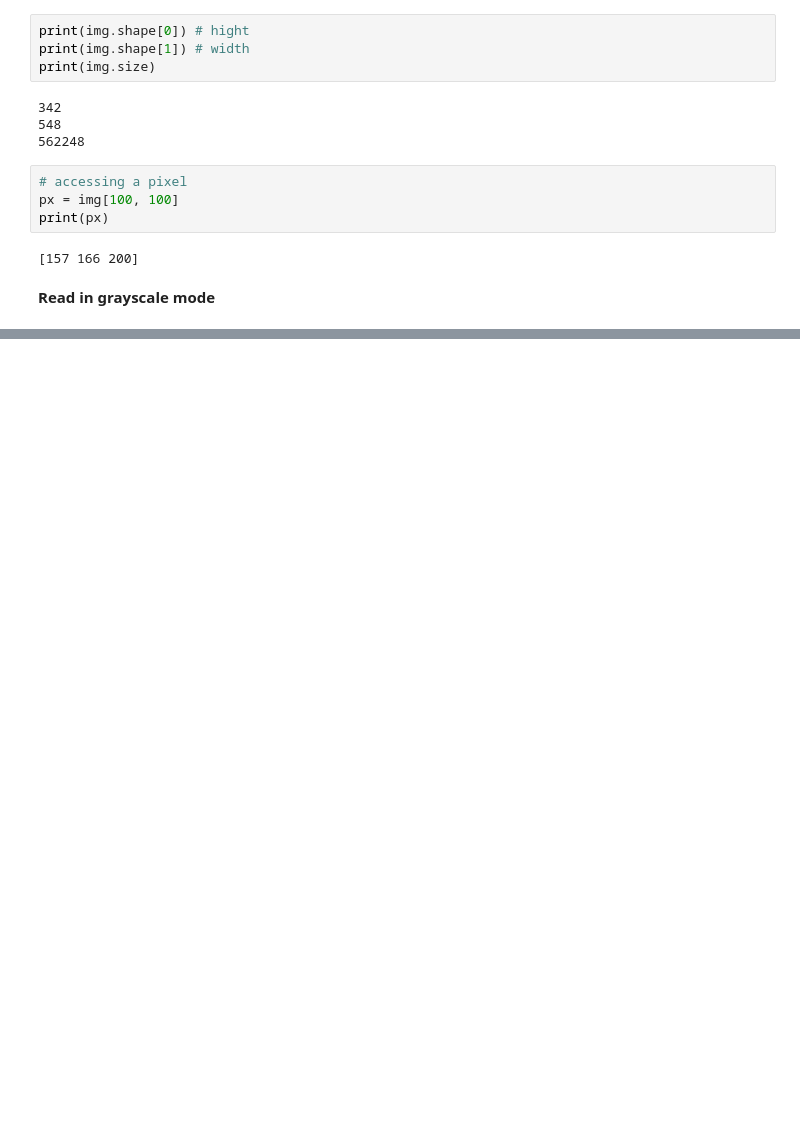
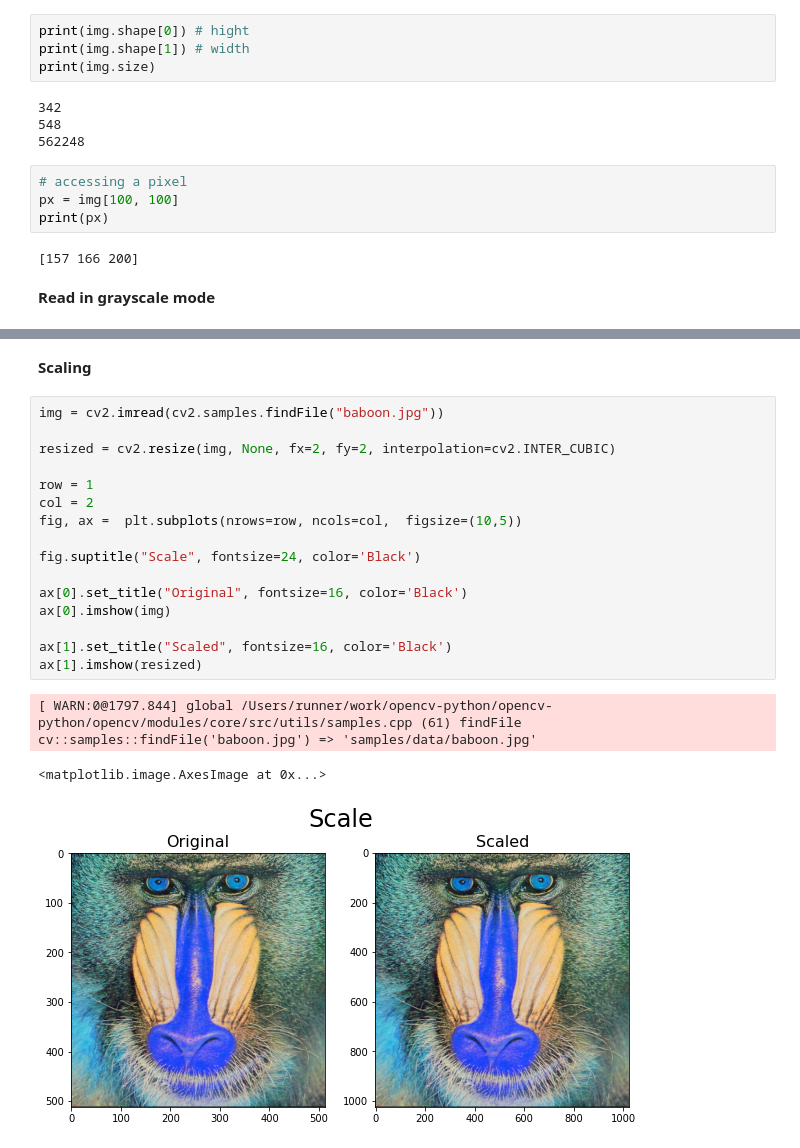
Before and after one commit to KeigoShibata/study, a Jupyter notebook: image-processing/opencv/basic-practice.ipynb, the cells around one changed output, grey strips where cells are left out. Cells and saved outputs as stored; diff of their text form; blank space fills up the shorter version.

Commit message:
Add Scaling,Translation,Rotaion

```diff
--- a/image-processing/opencv/basic-practice.ipynb
+++ b/image-processing/opencv/basic-practice.ipynb
@@ -74 +74,23 @@ for i, img in enumerate(edges):
 [figure]
+# %% [markdown]
+**Scaling**
+# %%
+img = cv2.imread(cv2.samples.findFile("baboon.jpg"))
+
+resized = cv2.resize(img, None, fx=2, fy=2, interpolation=cv2.INTER_CUBIC)
+
+row = 1
+col = 2
+fig, ax =  plt.subplots(nrows=row, ncols=col,  figsize=(10,5))
+
+fig.suptitle("Scale", fontsize=24, color='Black')
+
+ax[0].set_title("Original", fontsize=16, color='Black')
+ax[0].imshow(img)
+
+ax[1].set_title("Scaled", fontsize=16, color='Black')
+ax[1].imshow(resized)
+# %% [output]
+[ WARN:0@1797.844] global /Users/runner/work/opencv-python/opencv-python/opencv/modules/core/src/utils/samples.cpp (61) findFile cv::samples::findFile('baboon.jpg') => 'samples/data/baboon.jpg'
+<matplotlib.image.AxesImage at 0x...>
+[figure, added]
```
Also changed, not shown: parts of 6 cells of this notebook.
